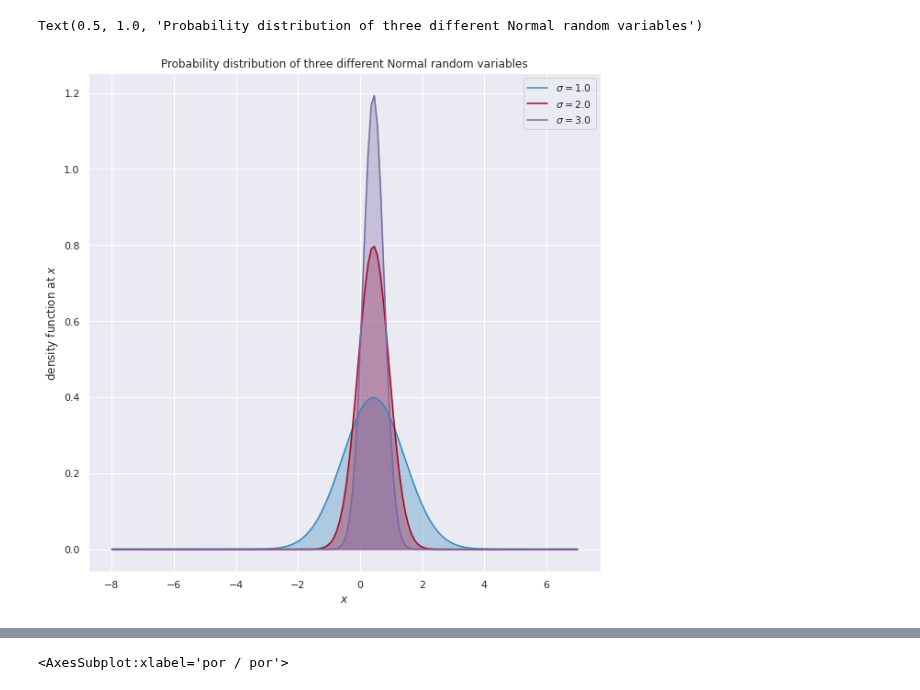
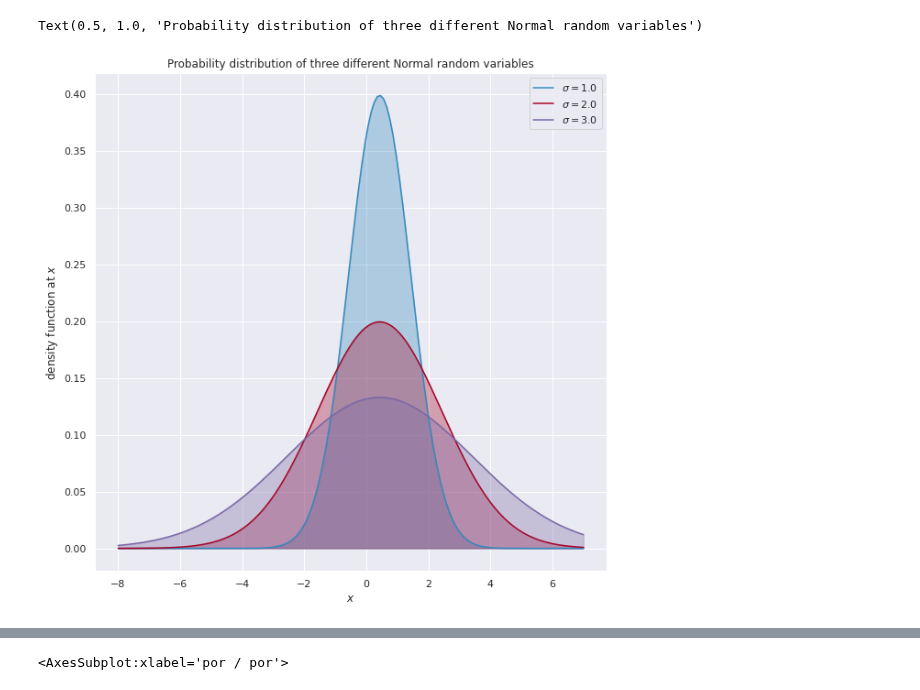
Before and after one commit to khuyentran1401/Data-science, a Jupyter notebook: statistics/bayes_linear_regression/linear_regression.ipynb, the cells around one changed output, grey strips where cells are left out. Cells and saved outputs as stored; diff of their text form; code cells hidden in the pictures.

```diff
--- a/statistics/bayes_linear_regression/linear_regression.ipynb
+++ b/statistics/bayes_linear_regression/linear_regression.ipynb
@@ -99,29 +97,29 @@ plt.tight_layout()
 # %%
 import scipy.stats as stats
 
 nor = stats.norm
 x = np.linspace(-8, 7, 150)
 mu = [0.43] * 3
 sigma = [1, 2, 3]
 colors = ["#348ABD", "#A60628", "#7A68A6"]
 parameters = zip(mu, sigma, colors)
 
 for _mu, _sigma, _color in parameters:
     plt.plot(
         x,
-        nor.pdf(x, _mu, scale=1.0 / _sigma),
+        nor.pdf(x, _mu, scale= _sigma),
         label="$\\sigma = %.1f$" % (_sigma),
         color=_color,
     )
-    plt.fill_between(x, nor.pdf(x, _mu, scale=1.0 / _sigma), color=_color, alpha=0.33)
+    plt.fill_between(x, nor.pdf(x, _mu, scale= _sigma), color=_color, alpha=0.33)
 
 plt.legend(loc="upper right")
 plt.xlabel("$x$")
 plt.ylabel("density function at $x$")
 plt.title(
     "Probability distribution of three different Normal random \
 variables"
 )
 # %% [output]
 Text(0.5, 1.0, 'Probability distribution of three different Normal random variables')
-[figure, old version]
+[figure, new version]
```
Also changed, not shown: parts of 2 cells of this notebook.
